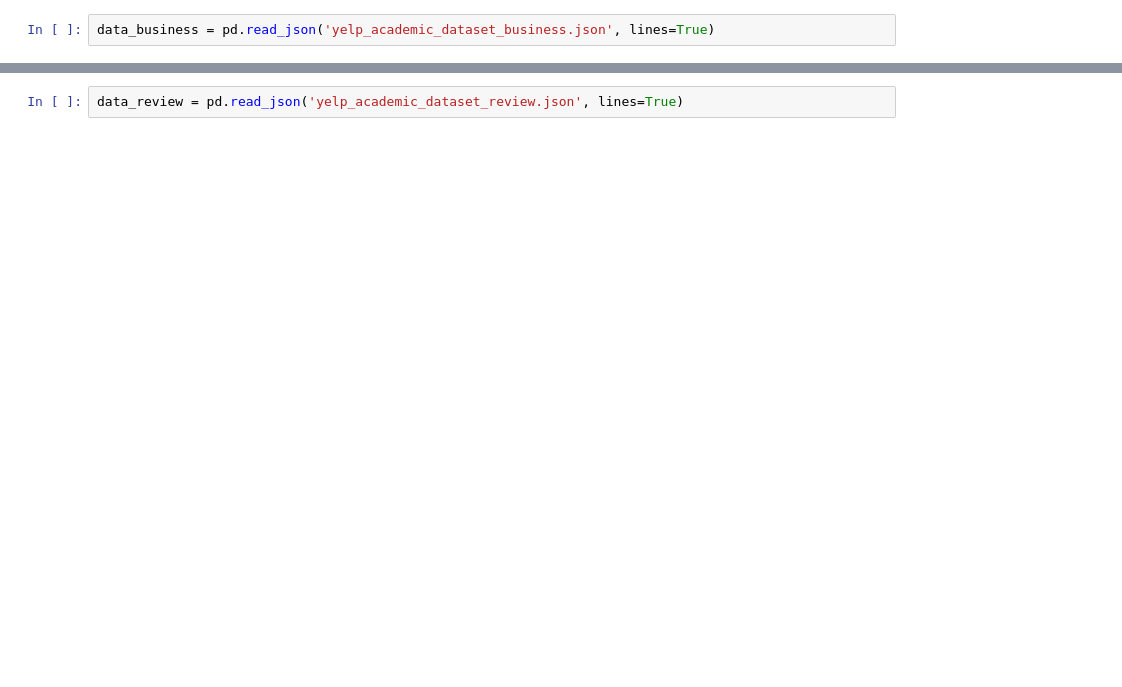
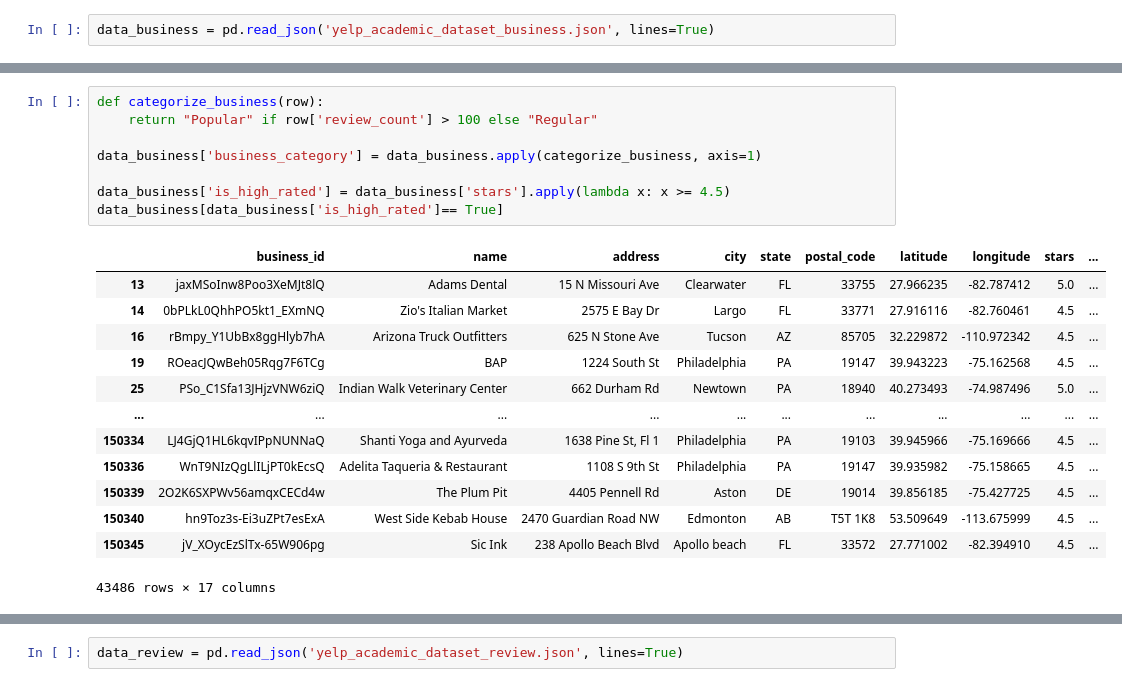
Before and after one commit to cfaring/ait-2025, a Jupyter notebook: lab1/lab1.ipynb, the cells around one changed output, grey strips where cells are left out. Cells and saved outputs as stored; diff of their text form; blank space fills up the shorter version.

```diff
--- a/lab1/lab1.ipynb
+++ b/lab1/lab1.ipynb
@@ -48,0 +128,22 @@ data_business = pd.read_json('yelp_academic_dataset_business.json', lines=True)
+# %%
+def categorize_business(row):
+    return "Popular" if row['review_count'] > 100 else "Regular"
+
+data_business['business_category'] = data_business.apply(categorize_business, axis=1)
+
+data_business['is_high_rated'] = data_business['stars'].apply(lambda x: x >= 4.5)
+data_business[data_business['is_high_rated']== True]
+# %% [output]
+|  | business_id | name | address | city | state | postal_code | latitude | longitude | stars | ... |
+| 13 | jaxMSoInw8Poo3XeMJt8lQ | Adams Dental | 15 N Missouri Ave | Clearwater | FL | 33755 | 27.966235 | -82.787412 | 5.0 | ... |
+| 14 | 0bPLkL0QhhPO5kt1_EXmNQ | Zio's Italian Market | 2575 E Bay Dr | Largo | FL | 33771 | 27.916116 | -82.760461 | 4.5 | ... |
+| 16 | rBmpy_Y1UbBx8ggHlyb7hA | Arizona Truck Outfitters | 625 N Stone Ave | Tucson | AZ | 85705 | 32.229872 | -110.972342 | 4.5 | ... |
+| 19 | ROeacJQwBeh05Rqg7F6TCg | BAP | 1224 South St | Philadelphia | PA | 19147 | 39.943223 | -75.162568 | 4.5 | ... |
+| 25 | PSo_C1Sfa13JHjzVNW6ziQ | Indian Walk Veterinary Center | 662 Durham Rd | Newtown | PA | 18940 | 40.273493 | -74.987496 | 5.0 | ... |
+| ... | ... | ... | ... | ... | ... | ... | ... | ... | ... | ... |
+| 150334 | LJ4GjQ1HL6kqvIPpNUNNaQ | Shanti Yoga and Ayurveda | 1638 Pine St, Fl 1 | Philadelphia | PA | 19103 | 39.945966 | -75.169666 | 4.5 | ... |
+| 150336 | WnT9NIzQgLlILjPT0kEcsQ | Adelita Taqueria & Restaurant | 1108 S 9th St | Philadelphia | PA | 19147 | 39.935982 | -75.158665 | 4.5 | ... |
+| 150339 | 2O2K6SXPWv56amqxCECd4w | The Plum Pit | 4405 Pennell Rd | Aston | DE | 19014 | 39.856185 | -75.427725 | 4.5 | ... |
+| 150340 | hn9Toz3s-Ei3uZPt7esExA | West Side Kebab House | 2470 Guardian Road NW | Edmonton | AB | T5T 1K8 | 53.509649 | -113.675999 | 4.5 | ... |
+| 150345 | jV_XOycEzSlTx-65W906pg | Sic Ink | 238 Apollo Beach Blvd | Apollo beach | FL | 33572 | 27.771002 | -82.394910 | 4.5 | ... |
+43486 rows × 17 columns
```
Also changed, not shown: parts of 23 cells of this notebook.
